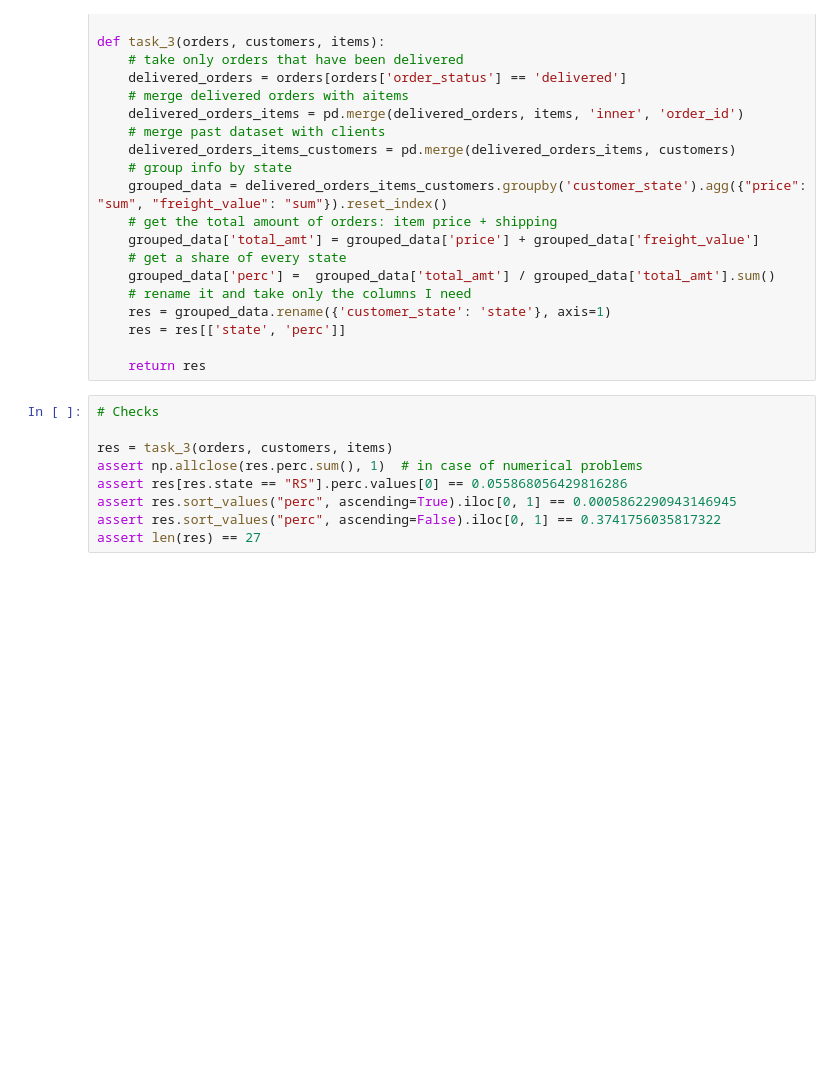
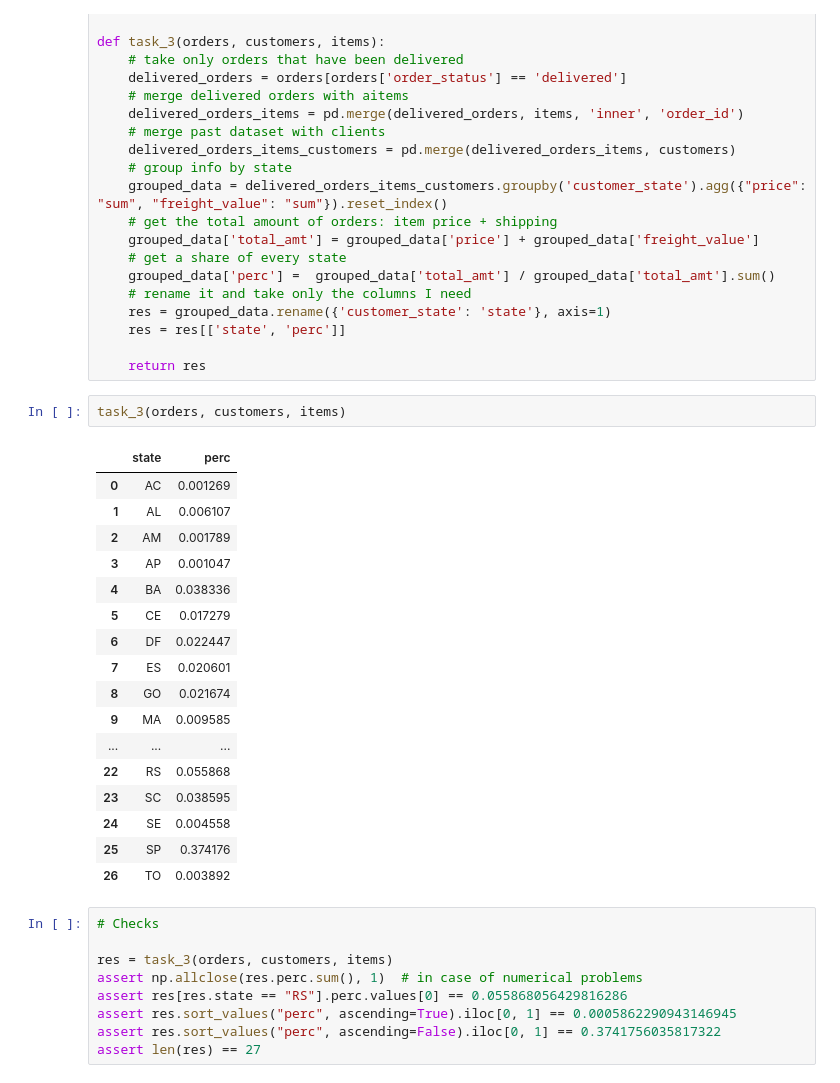
Before and after one commit to VladRub1/Data-Analysis, a Jupyter notebook: Olist-marketplace-analysis/Pandas/Python_olist_pandas_project.ipynb, the cells around one changed output. Drawn from its saved outputs; the diff is of its cells as text; blank space fills up the shorter version.

```diff
--- a/Olist-marketplace-analysis/Pandas/Python_olist_pandas_project.ipynb
+++ b/Olist-marketplace-analysis/Pandas/Python_olist_pandas_project.ipynb
@@ -220,6 +252,26 @@ def task_3(orders, customers, items):
     res = res[['state', 'perc']]
 
     return res
+# %%
+task_3(orders, customers, items)
+# %% [output]
+|  | state | perc |
+| 0 | AC | 0.001269 |
+| 1 | AL | 0.006107 |
+| 2 | AM | 0.001789 |
+| 3 | AP | 0.001047 |
+| 4 | BA | 0.038336 |
+| 5 | CE | 0.017279 |
+| 6 | DF | 0.022447 |
+| 7 | ES | 0.020601 |
+| 8 | GO | 0.021674 |
+| 9 | MA | 0.009585 |
+| ... | ... | ... |
+| 22 | RS | 0.055868 |
+| 23 | SC | 0.038595 |
+| 24 | SE | 0.004558 |
+| 25 | SP | 0.374176 |
+| 26 | TO | 0.003892 |
 # %%
 # Checks
 
```
Also changed, not shown: parts of 9 cells of this notebook, 2 other files.
